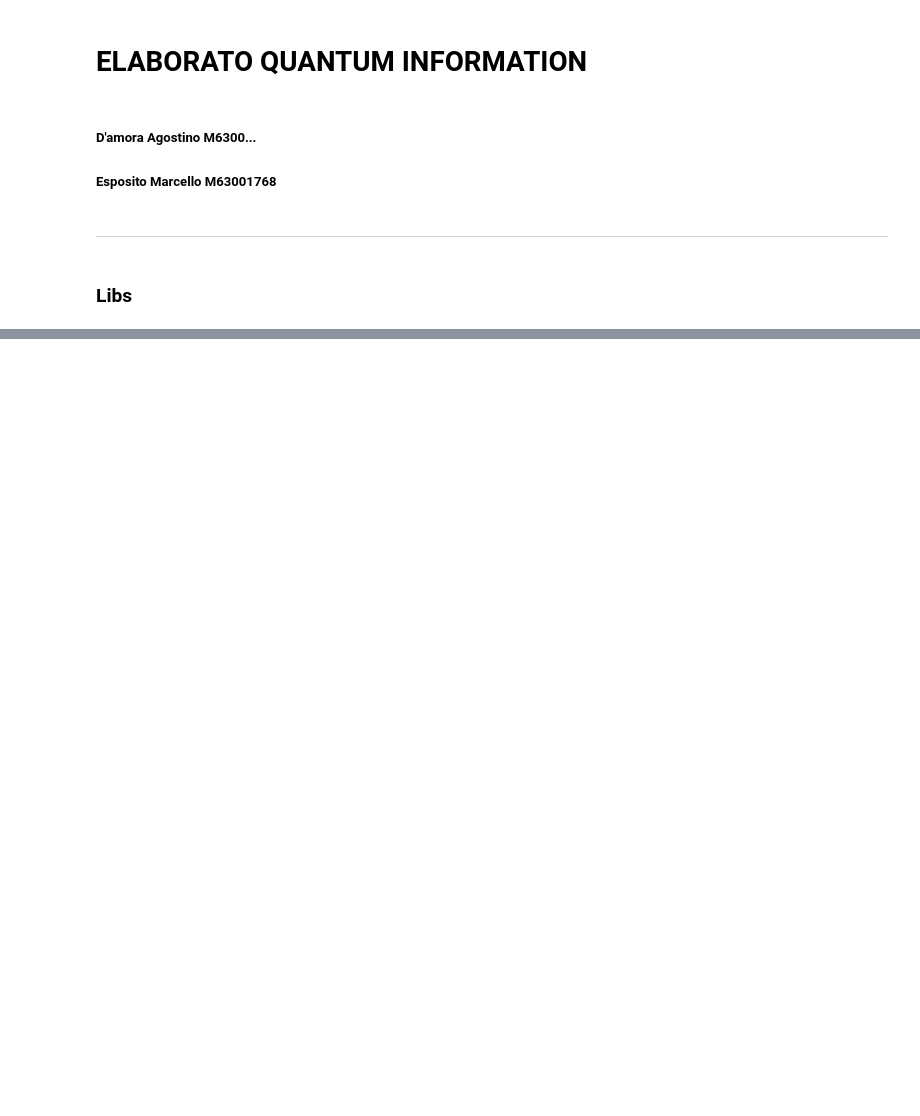
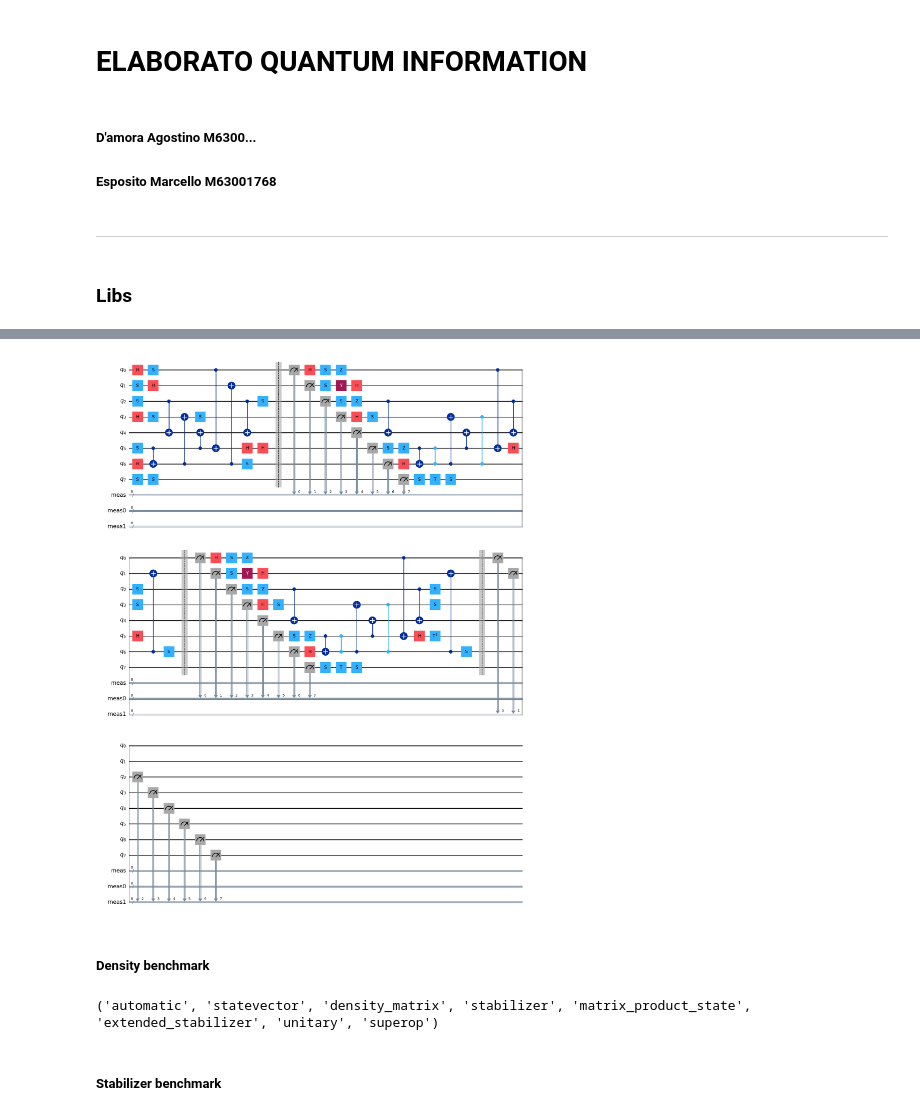
Before and after one commit to Moriarty2002/quantum-information, a Jupyter notebook: src/elaborato.ipynb, the cells around one changed output, grey strips where cells are left out. Saved outputs shown, nothing was run; the diff lists cells and outputs as text; code cells hidden in the pictures; blank space fills up the shorter version.

```diff
--- a/src/elaborato.ipynb
+++ b/src/elaborato.ipynb
@@ -24,0 +397,49 @@ from qiskit.quantum_info import partial_trace, Statevector, DensityMatrix, Opera
+# %%
+qc_4 = QuantumCircuit(8)
+
+# Layer 1
+qc_2.h(0)
+qc_2.s(1)
+qc_2.y(1)
+qc_2.s(2)
+qc_2.z(2)
+qc_2.h(3)
+qc_2.s(5)
+qc_2.z(5)
+qc_2.h(6)
+
+# Layer 2
+qc_2.h(1)
+qc_2.s(3)
+qc_2.cx(2, 4)
+qc_2.cx(5, 6)
+qc_2.cz(5, 6)
+
+# Layer 3
+qc_2.cx(6, 3)
+qc_2.cz(6, 3)
+qc_2.cx(5, 4)
+qc_2.s(0)
+qc_2.z(0)
+
+# Layer 4
+qc_2.cx(0, 5)
+qc_2.s(7)
+qc_2.t(7)
+
+# Layer 5
+qc_2.s(3)
+qc_2.s(7)
+qc_2.h(5)
+
+qc_2.cx(6, 1)
+qc_2.cx(2, 4)
+qc_2.tdg(5)
+qc_2.s(2)
+qc_2.s(6)
+
+qc_2.measure_all()
+
+qc_2.draw('mpl')
+# %% [output]
+[figure, added]
@@ -24,0 +472,20 @@ from qiskit.quantum_info import partial_trace, Statevector, DensityMatrix, Opera
+# %% [markdown]
+<h5>Density benchmark</h5>
+# %%
+simulator_density = AerSimulator(method="density_matrix")
+# # Start measuring memory usage
+# bm_m.start()
+# start_time = bm_t.time()
+print(simulator_density.available_methods())
+# Run the circuit simulation
+result = simulator_density.run(qc_to_benchmark, shots=shots, method="density_matrix").result()
+
+# elapsed_time = bm_t.time() - start_time
+# current, peak = bm_m.get_traced_memory()
+# bm_m.stop()
+
+# print(elapsed_time, peak / 1024)  # peak in KB
+# %% [output]
+('automatic', 'statevector', 'density_matrix', 'stabilizer', 'matrix_product_state', 'extended_stabilizer', 'unitary', 'superop')
+# %% [markdown]
+<h5>Stabilizer benchmark</h5>
```
Also changed, not shown: parts of 46 cells of this notebook, 2 other files.
